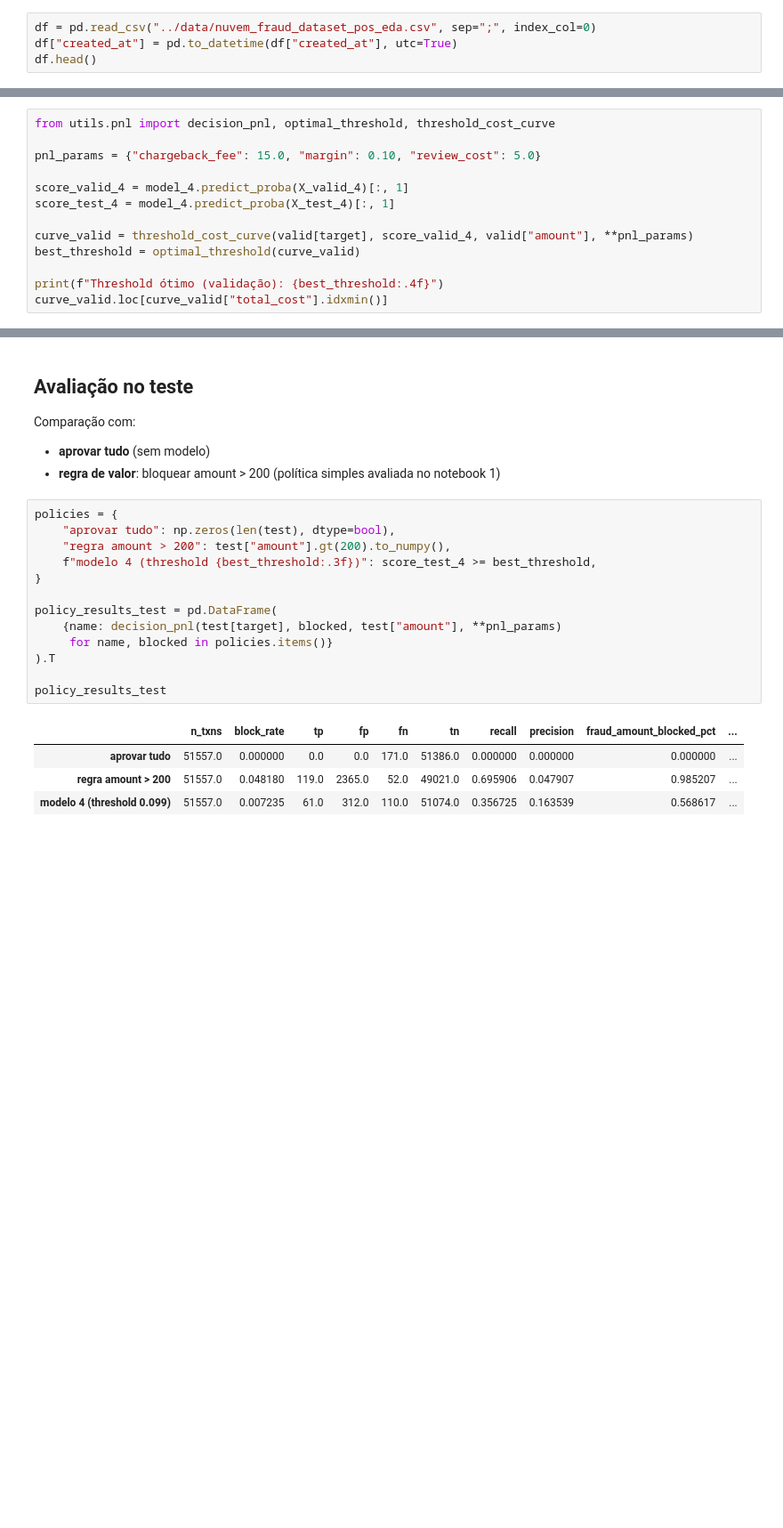
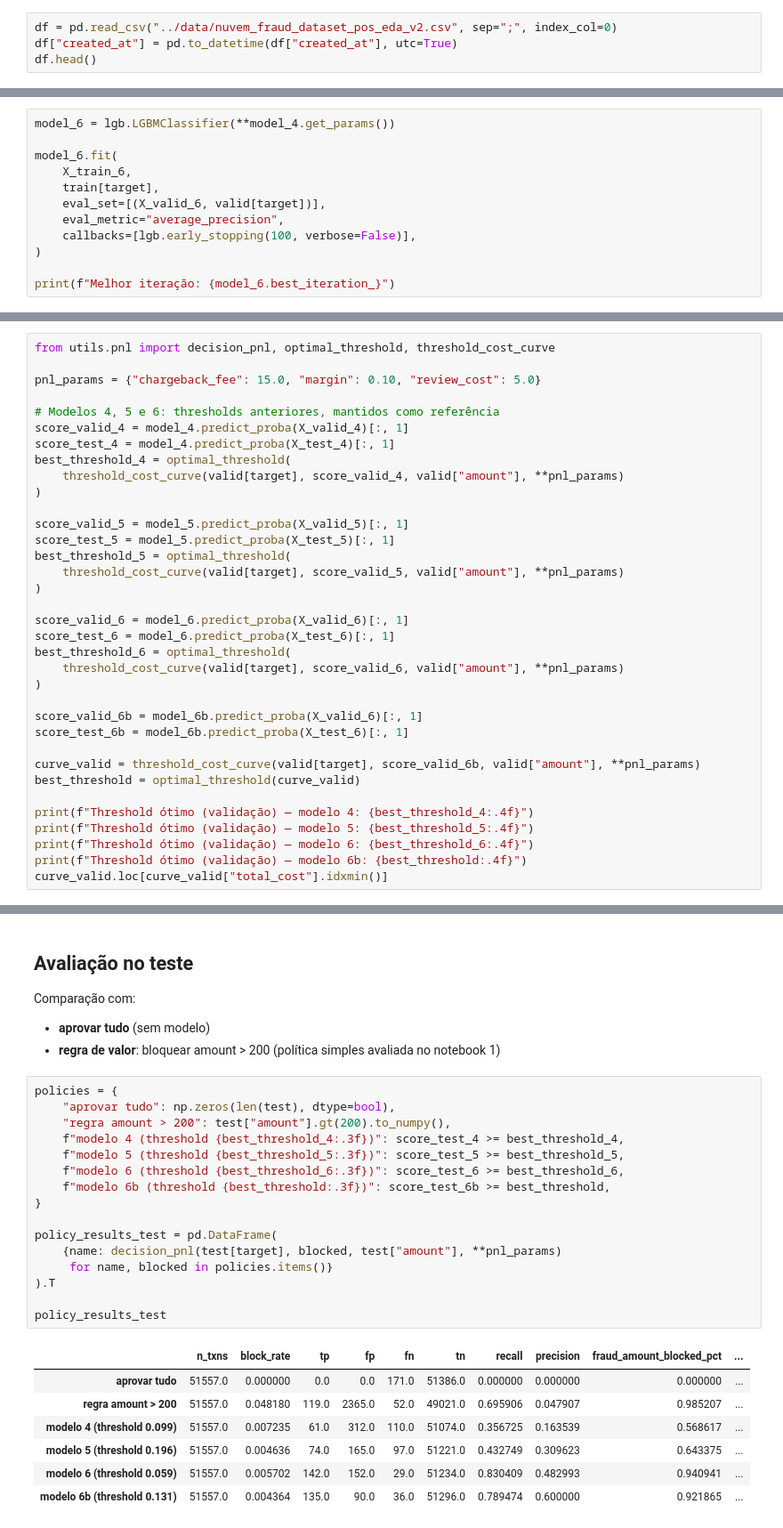
Before and after one commit to bmservilha/nuvemshop_case, a Jupyter notebook: notebooks/2_Modelagem.ipynb, the cells around one changed output, grey strips where cells are left out. Shown at 89% size. Drawn from its saved outputs; the diff is of its cells as text; blank space fills up the shorter version.

```diff
--- a/notebooks/2_Modelagem.ipynb
+++ b/notebooks/2_Modelagem.ipynb
@@ -18,7 +18,7 @@ import warnings
 
 warnings.filterwarnings("ignore")
 # %%
-df = pd.read_csv("../data/nuvem_fraud_dataset_pos_eda.csv", sep=";", index_col=0)
+df = pd.read_csv("../data/nuvem_fraud_dataset_pos_eda_v2.csv", sep=";", index_col=0)
 df["created_at"] = pd.to_datetime(df["created_at"], utc=True)
 df.head()
 # %% [output]
@@ -394,0 +519,12 @@ pd.concat(
+# %%
+model_6 = lgb.LGBMClassifier(**model_4.get_params())
+
+model_6.fit(
+    X_train_6,
+    train[target],
+    eval_set=[(X_valid_6, valid[target])],
+    eval_metric="average_precision",
+    callbacks=[lgb.early_stopping(100, verbose=False)],
+)
+
+print(f"Melhor iteração: {model_6.best_iteration_}")
@@ -412,12 +749,34 @@ from utils.pnl import decision_pnl, optimal_threshold, threshold_cost_curve
 
 pnl_params = {"chargeback_fee": 15.0, "margin": 0.10, "review_cost": 5.0}
 
+# Modelos 4, 5 e 6: thresholds anteriores, mantidos como referência
 score_valid_4 = model_4.predict_proba(X_valid_4)[:, 1]
 score_test_4 = model_4.predict_proba(X_test_4)[:, 1]
+best_threshold_4 = optimal_threshold(
+    threshold_cost_curve(valid[target], score_valid_4, valid["amount"], **pnl_params)
+)
 
-curve_valid = threshold_cost_curve(valid[target], score_valid_4, valid["amount"], **pnl_params)
+score_valid_5 = model_5.predict_proba(X_valid_5)[:, 1]
+score_test_5 = model_5.predict_proba(X_test_5)[:, 1]
+best_threshold_5 = optimal_threshold(
+    threshold_cost_curve(valid[target], score_valid_5, valid["amount"], **pnl_params)
+)
+
+score_valid_6 = model_6.predict_proba(X_valid_6)[:, 1]
+score_test_6 = model_6.predict_proba(X_test_6)[:, 1]
+best_threshold_6 = optimal_threshold(
+    threshold_cost_curve(valid[target], score_valid_6, valid["amount"], **pnl_params)
+)
+
+score_valid_6b = model_6b.predict_proba(X_valid_6)[:, 1]
+score_test_6b = model_6b.predict_proba(X_test_6)[:, 1]
+
+curve_valid = threshold_cost_curve(valid[target], score_valid_6b, valid["amount"], **pnl_params)
 best_threshold = optimal_threshold(curve_valid)
 
-print(f"Threshold ótimo (validação): {best_threshold:.4f}")
+print(f"Threshold ótimo (validação) — modelo 4: {best_threshold_4:.4f}")
+print(f"Threshold ótimo (validação) — modelo 5: {best_threshold_5:.4f}")
+print(f"Threshold ótimo (validação) — modelo 6: {best_threshold_6:.4f}")
+print(f"Threshold ótimo (validação) — modelo 6b: {best_threshold:.4f}")
 curve_valid.loc[curve_valid["total_cost"].idxmin()]
 # %% [output]
@@ -459,21 +821,27 @@ Comparação com:
 # %%
 policies = {
     "aprovar tudo": np.zeros(len(test), dtype=bool),
     "regra amount > 200": test["amount"].gt(200).to_numpy(),
-    f"modelo 4 (threshold {best_threshold:.3f})": score_test_4 >= best_threshold,
+    f"modelo 4 (threshold {best_threshold_4:.3f})": score_test_4 >= best_threshold_4,
+    f"modelo 5 (threshold {best_threshold_5:.3f})": score_test_5 >= best_threshold_5,
+    f"modelo 6 (threshold {best_threshold_6:.3f})": score_test_6 >= best_threshold_6,
+    f"modelo 6b (threshold {best_threshold:.3f})": score_test_6b >= best_threshold,
 }
 
 policy_results_test = pd.DataFrame(
     {name: decision_pnl(test[target], blocked, test["amount"], **pnl_params)
      for name, blocked in policies.items()}
 ).T
 
 policy_results_test
 # %% [output]
 |  | n_txns | block_rate | tp | fp | fn | tn | recall | precision | fraud_amount_blocked_pct | ... |
 | aprovar tudo | 51557.0 | 0.000000 | 0.0 | 0.0 | 171.0 | 51386.0 | 0.000000 | 0.000000 | 0.000000 | ... |
 | regra amount > 200 | 51557.0 | 0.048180 | 119.0 | 2365.0 | 52.0 | 49021.0 | 0.695906 | 0.047907 | 0.985207 | ... |
 | modelo 4 (threshold 0.099) | 51557.0 | 0.007235 | 61.0 | 312.0 | 110.0 | 51074.0 | 0.356725 | 0.163539 | 0.568617 | ... |
+| modelo 5 (threshold 0.196) | 51557.0 | 0.004636 | 74.0 | 165.0 | 97.0 | 51221.0 | 0.432749 | 0.309623 | 0.643375 | ... |
+| modelo 6 (threshold 0.059) | 51557.0 | 0.005702 | 142.0 | 152.0 | 29.0 | 51234.0 | 0.830409 | 0.482993 | 0.940941 | ... |
+| modelo 6b (threshold 0.131) | 51557.0 | 0.004364 | 135.0 | 90.0 | 36.0 | 51296.0 | 0.789474 | 0.600000 | 0.921865 | ... |
 # %% [markdown]
 ## Sensibilidade ao custo de análise manual
 
```
Also changed, not shown: parts of 29 cells of this notebook, 2 other files.
